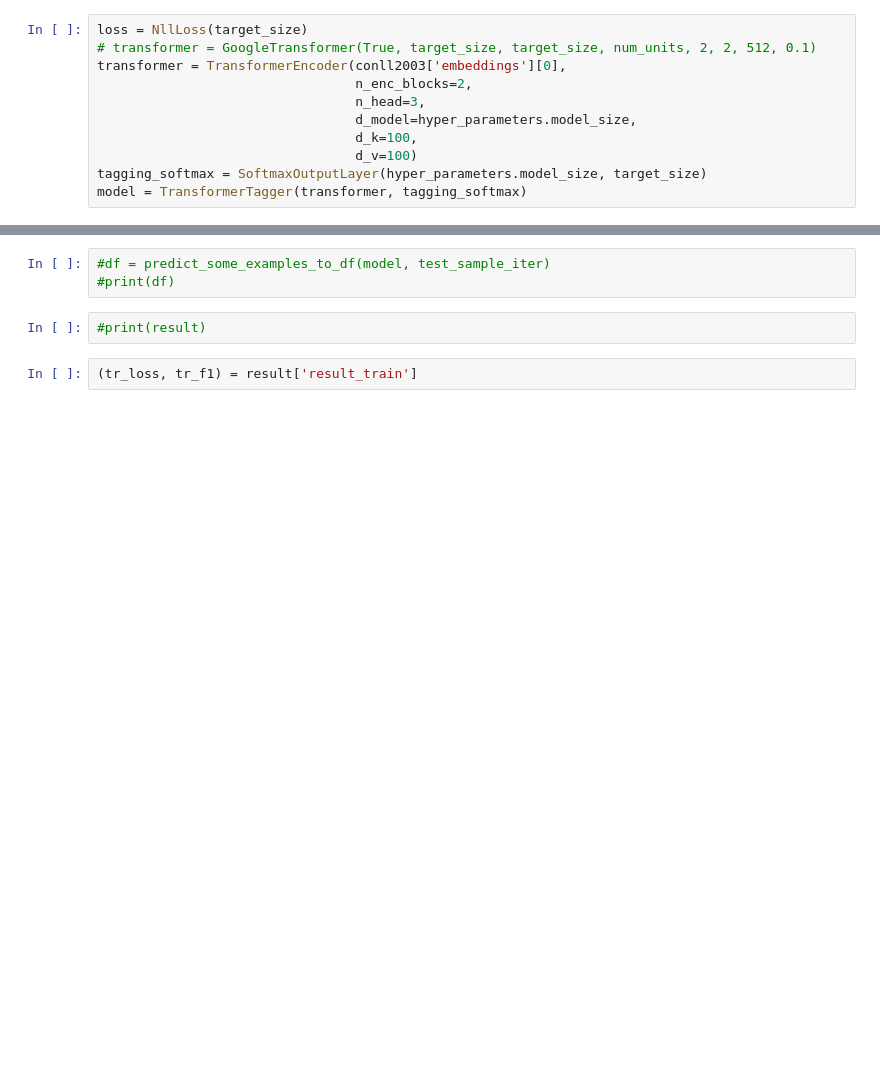
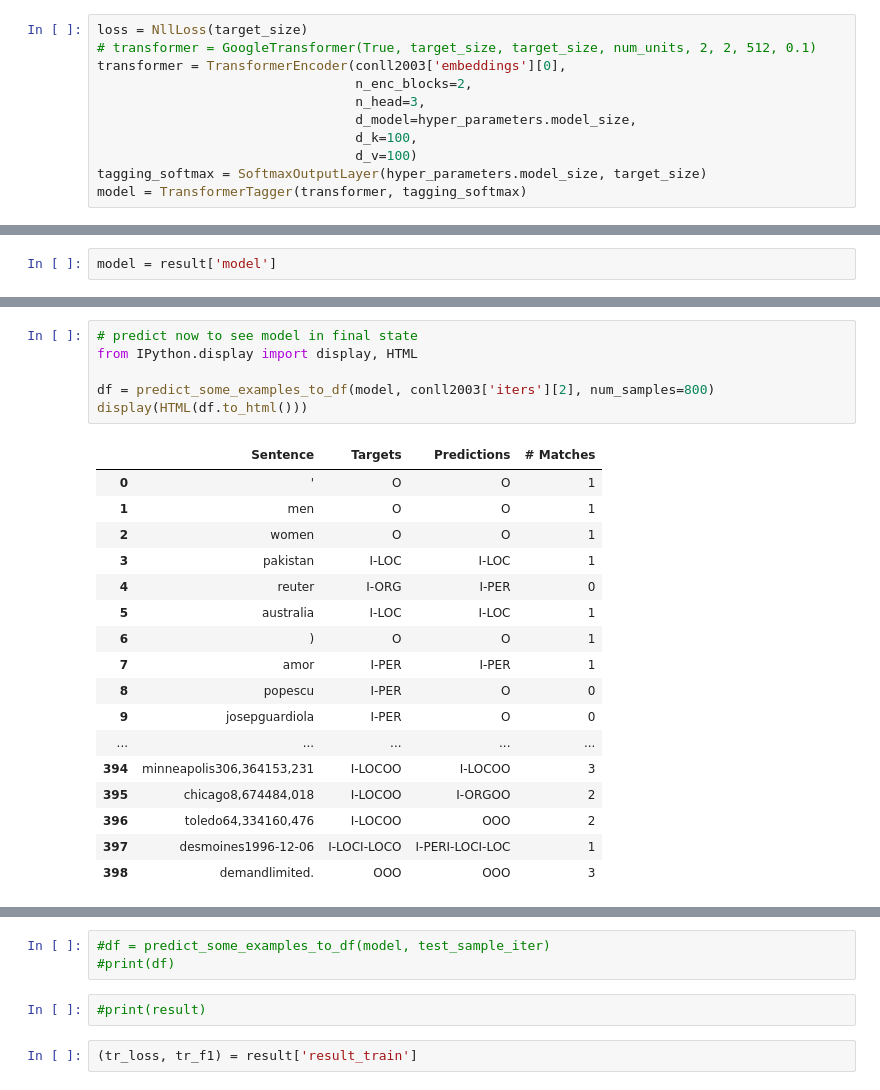
Before and after one commit to felixSchober/ABSA-Transformer, a Jupyter notebook: Notebook.ipynb, the cells around one changed output, grey strips where cells are left out. Cells and saved outputs as stored; diff of their text form; blank space fills up the shorter version.

```diff
--- a/Notebook.ipynb
+++ b/Notebook.ipynb
@@ -153,0 +163,2 @@ KeyboardInterrupt:
+# %%
+model = result['model']
@@ -153,0 +206,24 @@ KeyboardInterrupt:
+# %%
+# predict now to see model in final state
+from IPython.display import display, HTML
+
+df = predict_some_examples_to_df(model, conll2003['iters'][2], num_samples=800)
+display(HTML(df.to_html()))
+# %% [output]
+|  | Sentence | Targets | Predictions | # Matches |
+| 0 | ' | O | O | 1 |
+| 1 | men | O | O | 1 |
+| 2 | women | O | O | 1 |
+| 3 | pakistan | I-LOC | I-LOC | 1 |
+| 4 | reuter | I-ORG | I-PER | 0 |
+| 5 | australia | I-LOC | I-LOC | 1 |
+| 6 | ) | O | O | 1 |
+| 7 | amor | I-PER | I-PER | 1 |
+| 8 | popescu | I-PER | O | 0 |
+| 9 | josepguardiola | I-PER | O | 0 |
+| ... | ... | ... | ... | ... |
+| 394 | minneapolis306,364153,231 | I-LOCOO | I-LOCOO | 3 |
+| 395 | chicago8,674484,018 | I-LOCOO | I-ORGOO | 2 |
+| 396 | toledo64,334160,476 | I-LOCOO | OOO | 2 |
+| 397 | desmoines1996-12-06 | I-LOCI-LOCO | I-PERI-LOCI-LOC | 1 |
+| 398 | demandlimited. | OOO | OOO | 3 |
```
Also changed, not shown: parts of 15 cells of this notebook, 5 other files.
